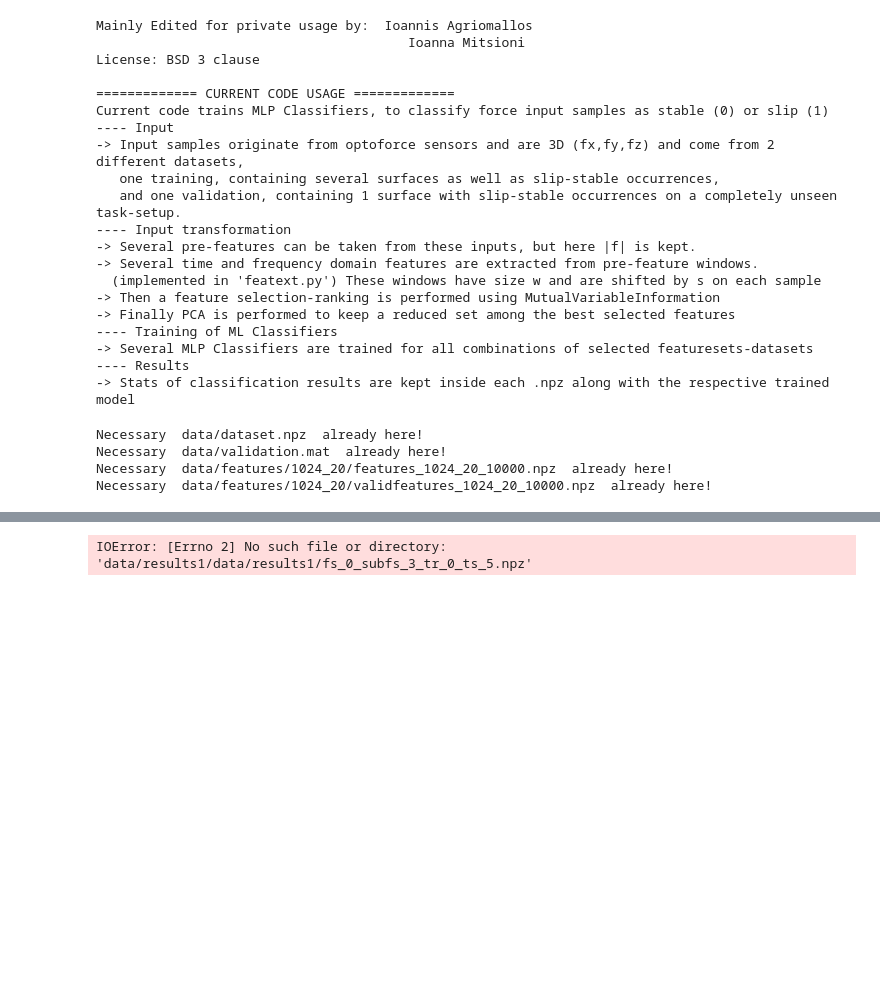
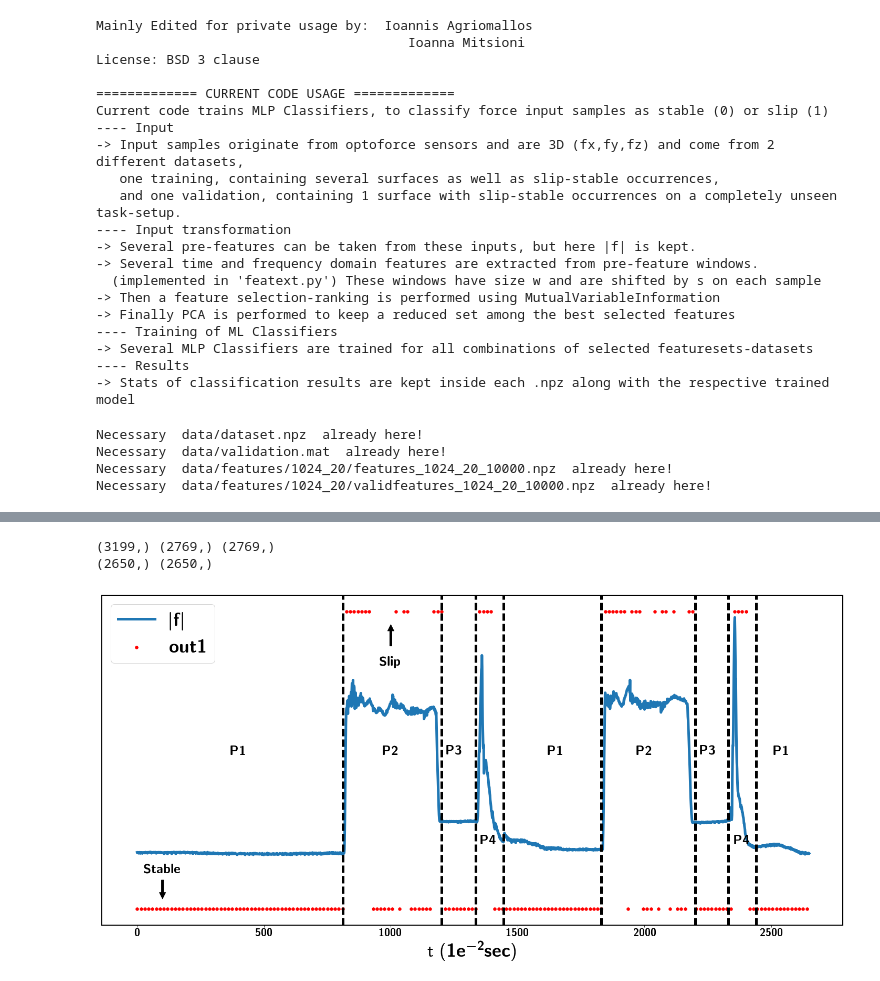
Before and after one commit to jagrio/MachineLearningSlippage, a Jupyter notebook: MLslippagesrc/MLslippage/ml_training.ipynb, the cells around one changed output, grey strips where cells are left out. Drawn from its saved outputs; the diff is of its cells as text; code cells hidden in the pictures; blank space fills up the shorter version.

```diff
--- a/MLslippagesrc/MLslippage/ml_training.ipynb
+++ b/MLslippagesrc/MLslippage/ml_training.ipynb
@@ -1885,10 +1885,10 @@ subfeats = ['AFFT','FREQ','TIME','BOTH']
 feats = ['fnorm','ftfn','fnormftfn']
 matplotlib.rcParams['text.usetex'] = True
 
-fileid = datapath+'results1/'+filename1(0,3,0,5)
-fileidb = datapath+'results1/'+filename1(0,0,0,5)
-fileid5 = datapath+'results5/'+filename5(0,3,0,1,2,3,4,5)
-fileid5b = datapath+'results5/'+filename5(0,0,0,1,2,3,4,5)
+fileid = filename1(0,3,0,5)
+fileidb = filename1(0,0,0,5)
+fileid5 = filename5(0,3,0,1,2,3,4,5)
+fileid5b = filename5(0,0,0,1,2,3,4,5)
 model = np.load(fileid)['model'][0]
 modelb = np.load(fileidb)['model'][0]
 model5 = np.load(fileid5)['model'][0]
@@ -1927,31 +1927,33 @@ plt.axvline(x=810,linestyle='dashed',color='black',linewidth=5)
 plt.text(1000, 0.55, r'\textbf{P2}', ha="center", va="center", rotation=0,
             size=25)
 plt.axvline(x=1200,linestyle='dashed',color='black',linewidth=5)
 plt.text(1250, 0.55, r'\textbf{P3}', ha="center", va="center", rotation=0,
             size=25)
 plt.axvline(x=1335,linestyle='dashed',color='black',linewidth=5)
 plt.text(1385, 0.25, r'\textbf{P4}', ha="center", va="center", rotation=0,
             size=25)
 plt.axvline(x=1445,linestyle='dashed',color='black',linewidth=5)
 plt.text(1650, 0.55, r'\textbf{P1}', ha="center", va="center", rotation=0,
             size=25)
 plt.axvline(x=1830,linestyle='dashed',color='black',linewidth=5)
 plt.text(2000, 0.55, r'\textbf{P2}', ha="center", va="center", rotation=0,
             size=25)
 plt.axvline(x=2200,linestyle='dashed',color='black',linewidth=5)
 plt.text(2250, 0.55, r'\textbf{P3}', ha="center", va="center", rotation=0,
             size=25)
 plt.axvline(x=2330,linestyle='dashed',color='black',linewidth=5)
 plt.text(2385, 0.25, r'\textbf{P4}', ha="center", va="center", rotation=0,
             size=25)
 plt.axvline(x=2440,linestyle='dashed',color='black',linewidth=5)
 plt.text(2540, 0.55, r'\textbf{P1}', ha="center", va="center", rotation=0,
             size=25)
 plt.xlabel(r't ($1e^{-2} sec$)',fontsize=35)
 plt.yticks([])
 plt.legend([p1,p],[r'$|\textbf{f}|$',r'\textbf{out1}'],loc=2, prop={'size': 35})
 plt.tick_params(labelsize=20)
 plt.tight_layout()
 savefig('validation.pdf', bbox_inches='tight')
 # %% [output]
-IOError: [Errno 2] No such file or directory: 'data/results1/data/results1/fs_0_subfs_3_tr_0_ts_5.npz'
+(3199,) (2769,) (2769,)
+(2650,) (2650,)
+[figure, added]
```
